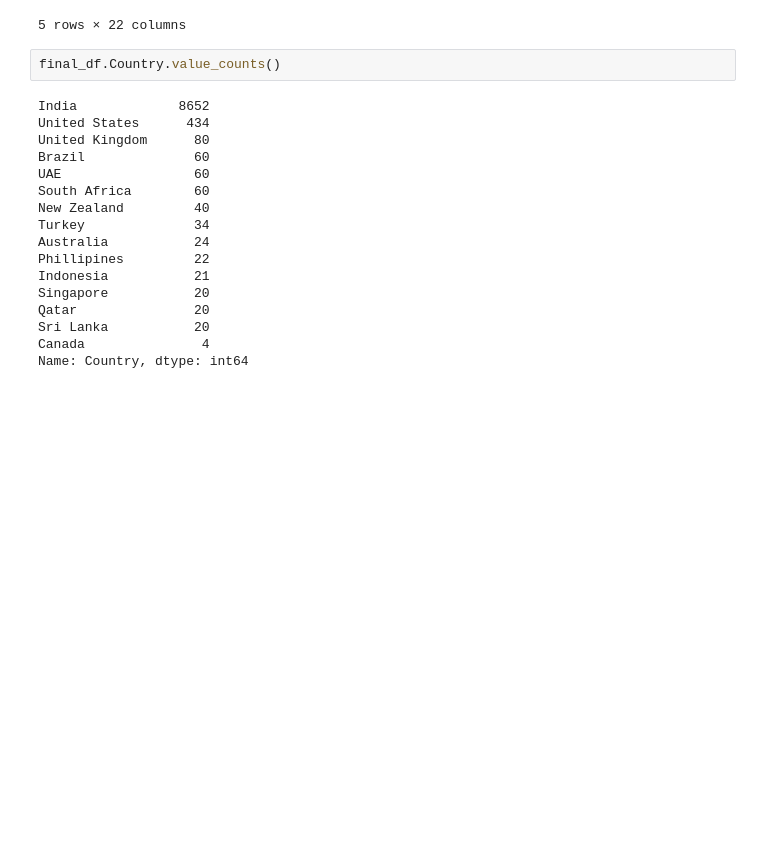
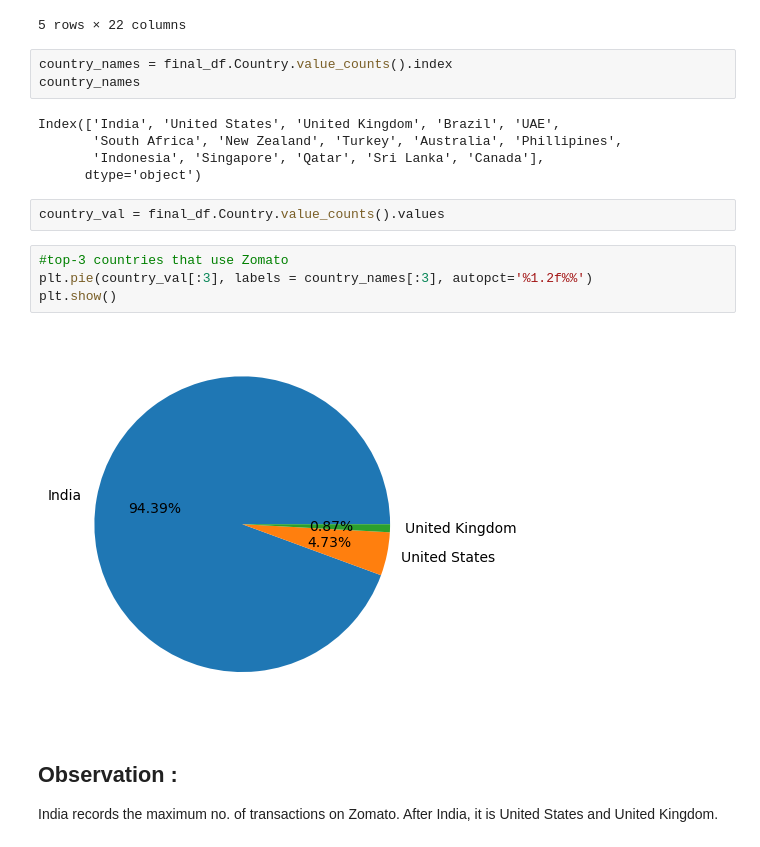
Before and after one commit to Pranav3608/Zomato_EDA, a Jupyter notebook: eda_zomato.ipynb, the cells around one changed output. Cells and saved outputs as stored; diff of their text form; blank space fills up the shorter version.

```diff
--- a/eda_zomato.ipynb
+++ b/eda_zomato.ipynb
@@ -128,22 +128,22 @@ final_df.head(5)
 | 3 | 6318506 | Ooma | 162 | Mandaluyong City | Third Floor, Mega Fashion Hall, S... | SM Megamall, Ortigas, Mandaluyong... | SM Megamall, Ortigas, Mandaluyong... | 121.056475 | ... |
 | 4 | 6314302 | Sambo Kojin | 162 | Mandaluyong City | Third Floor, Mega Atrium, SM Mega... | SM Megamall, Ortigas, Mandaluyong... | SM Megamall, Ortigas, Mandaluyong... | 121.057508 | ... |
 5 rows × 22 columns
+# %%
+country_names = final_df.Country.value_counts().index
+country_names
+# %% [output]
+Index(['India', 'United States', 'United Kingdom', 'Brazil', 'UAE',
+       'South Africa', 'New Zealand', 'Turkey', 'Australia', 'Phillipines',
+       'Indonesia', 'Singapore', 'Qatar', 'Sri Lanka', 'Canada'],
+      dtype='object')
 # %%
-final_df.Country.value_counts()
+country_val = final_df.Country.value_counts().values
-# %% [output]
-India             8652
-United States      434
-United Kingdom      80
-Brazil              60
-UAE                 60
-South Africa        60
-New Zealand         40
-Turkey              34
-Australia           24
-Phillipines         22
-Indonesia           21
-Singapore           20
-Qatar               20
-Sri Lanka           20
-Canada               4
-Name: Country, dtype: int64
+# %%
+#top-3 countries that use Zomato
+plt.pie(country_val[:3], labels = country_names[:3], autopct='%1.2f%%')
+plt.show()
+# %% [output]
+[figure, added]
+# %% [markdown]
+## Observation :
+India records the maximum no. of transactions on Zomato. After India, it is United States and United Kingdom.
```
Also changed, not shown: parts of 16 cells of this notebook.
